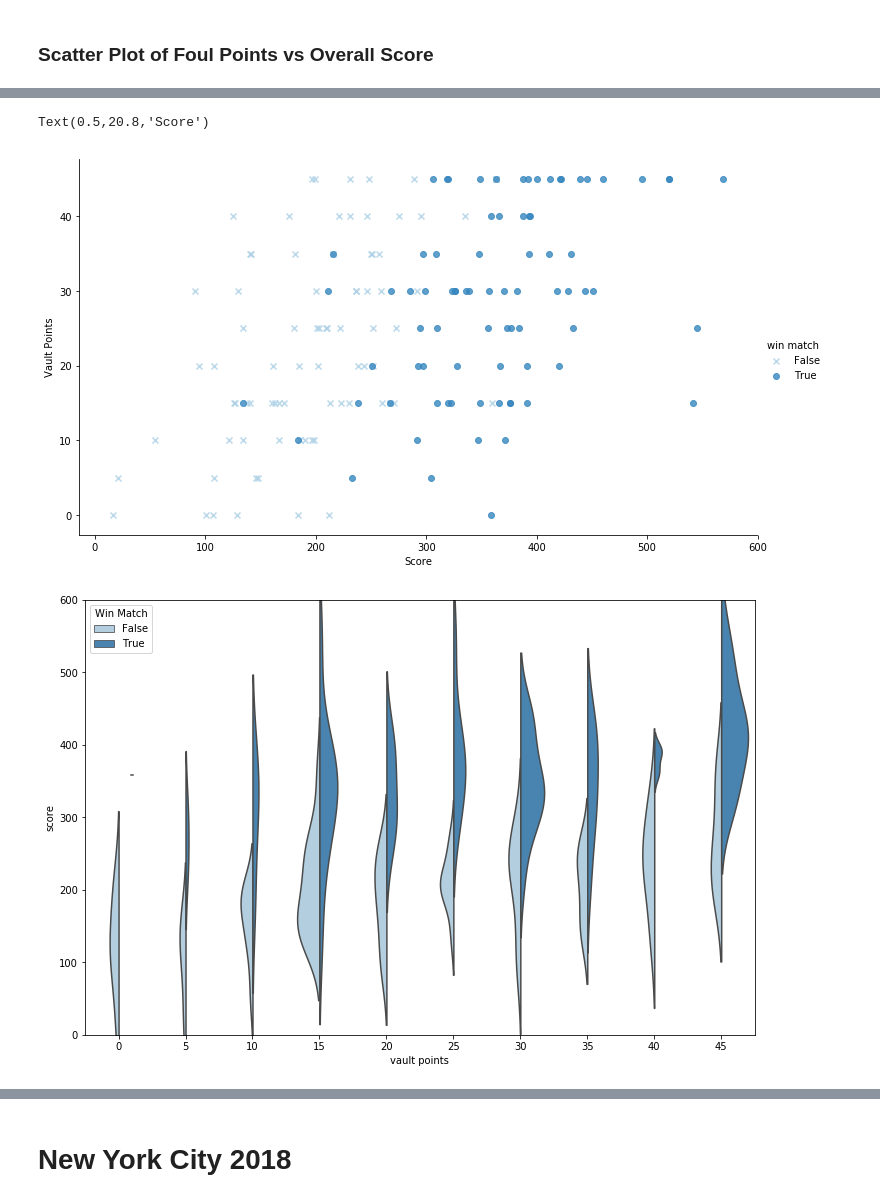
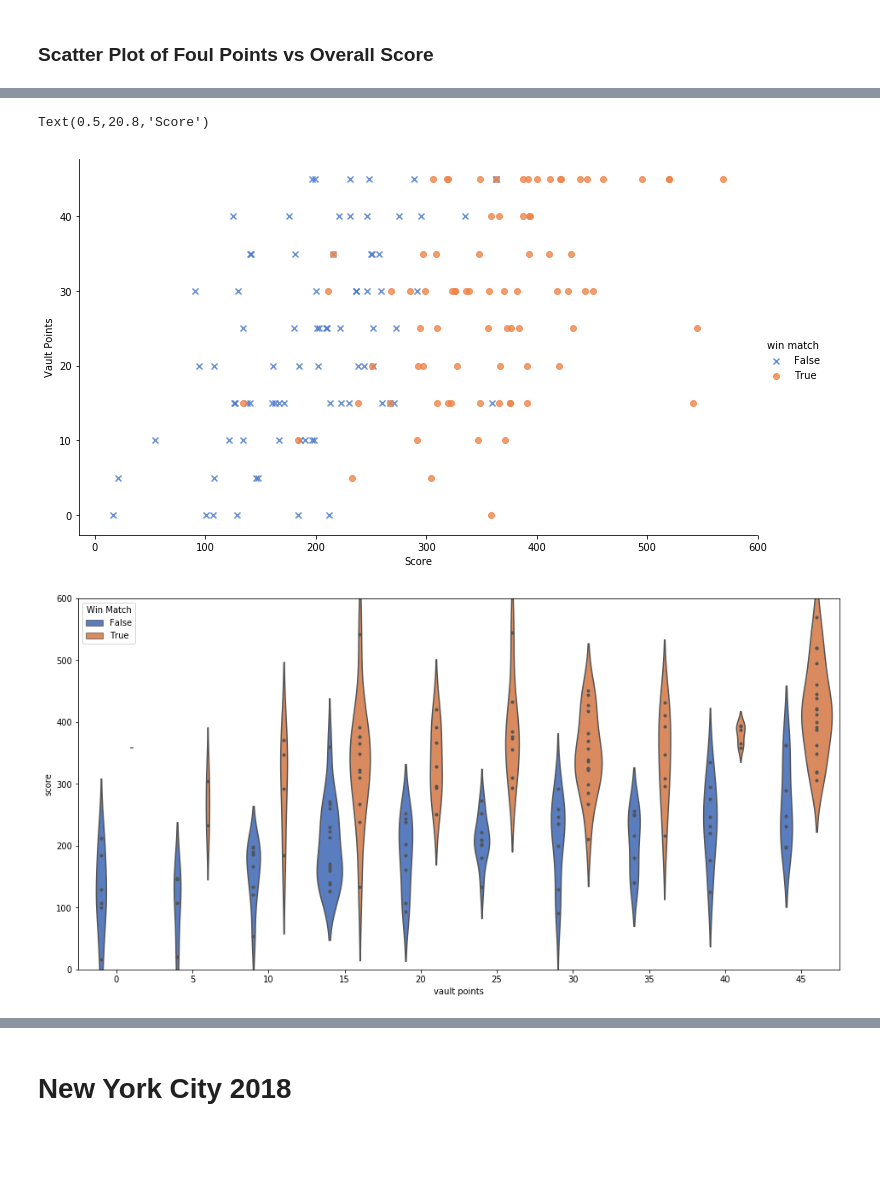
Before and after one commit to mahimarib/jupyter-demo, a Jupyter notebook: FRC Stat Sheet.ipynb, the cells around one changed output, grey strips where cells are left out. Cells and saved outputs as stored; diff of their text form; code cells hidden in the pictures; blank space fills up the shorter version.

Commit message:
changed violin plots, added graphs for nyny

```diff
--- a/FRC Stat Sheet.ipynb
+++ b/FRC Stat Sheet.ipynb
@@ -144,0 +163,10 @@ Text(0.5,20.8,'Score')
+# %%
+auto_ownership_points = pd.concat([nysu_2018_qm['score_breakdown.red.autoOwnershipPoints'],
+                                   nysu_2018_qm['score_breakdown.blue.autoOwnershipPoints']])
+
+nysu['auto ownership points'] = auto_ownership_points
+
+sns.lmplot(data=nysu, x='score', y='auto ownership points', hue='win match', fit_reg=False, markers=['x', 'o'],
+           palette='muted', height=6, aspect=1.7)
+ylabel('Auto Ownership Points')
+xlabel('Score')
@@ -164,17 +195,17 @@ vault_points = pd.concat([nysu_2018_qm['score_breakdown.red.vaultPoints'],
 nysu['vault points'] = vault_points
 
 sns.lmplot(data=nysu, x='score', y='vault points', hue='win match', fit_reg=False, markers=['x', 'o'],
-          palette='Blues', height=6, aspect=1.70)
+           palette='muted', height=6, aspect=1.70)
 ylabel('Vault Points')
 xlabel('Score')
 # %% [output]
 Text(0.5,20.8,'Score')
-[figure, old version]
+[figure, new version]
 # %%
 sns.violinplot(data=nysu, x='vault points', y='score', hue='win match',
-               split=True, palette='Blues', inner=None, scale_hue=False, scale='count')
+               palette='muted', inner='point', scale='count', scale_hue=False)
 legend(loc='upper left', title='Win Match')
 ylim([0, 600])
-figsize(12, 8)
+figsize(16, 8)
 # %% [output]
-[figure, old version]
+[figure, new version]
```
Also changed, not shown: parts of 25 cells of this notebook.
